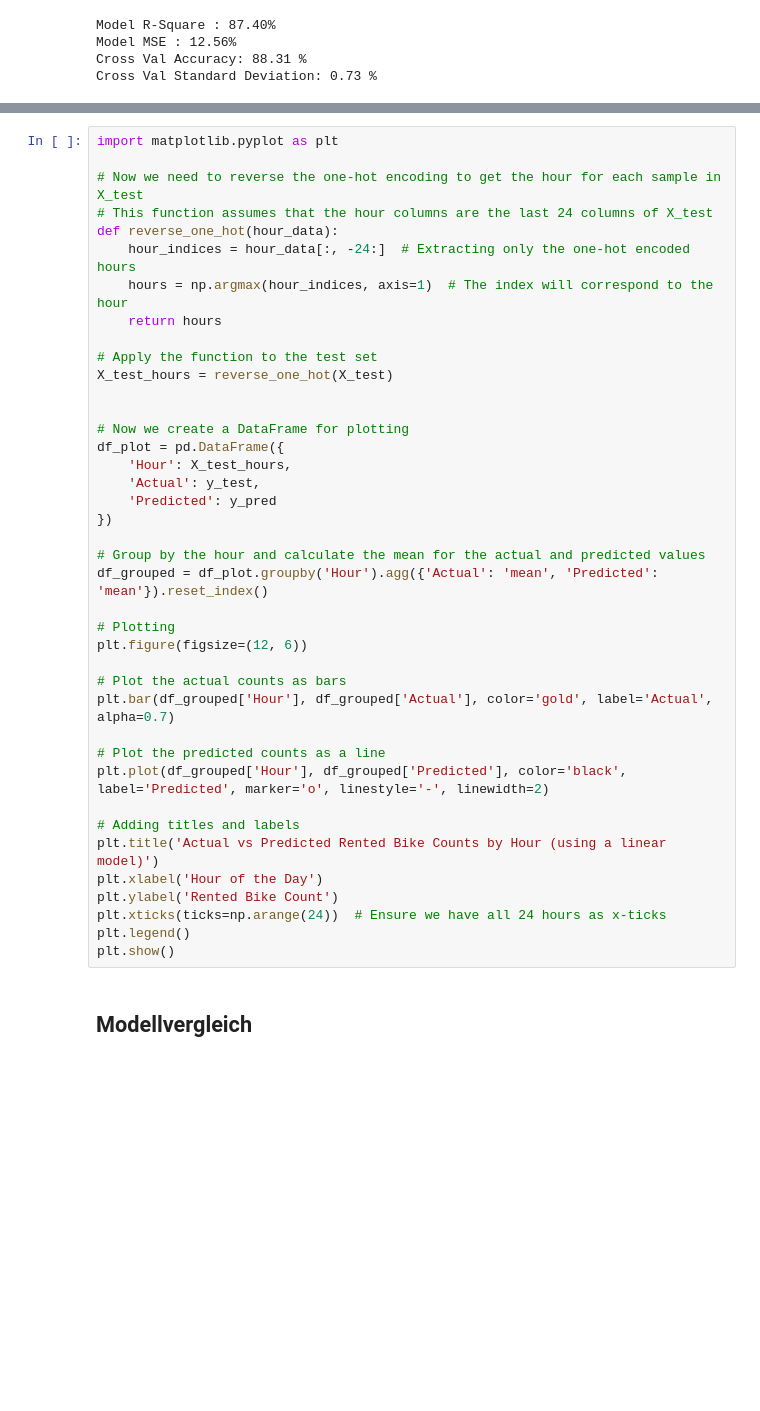
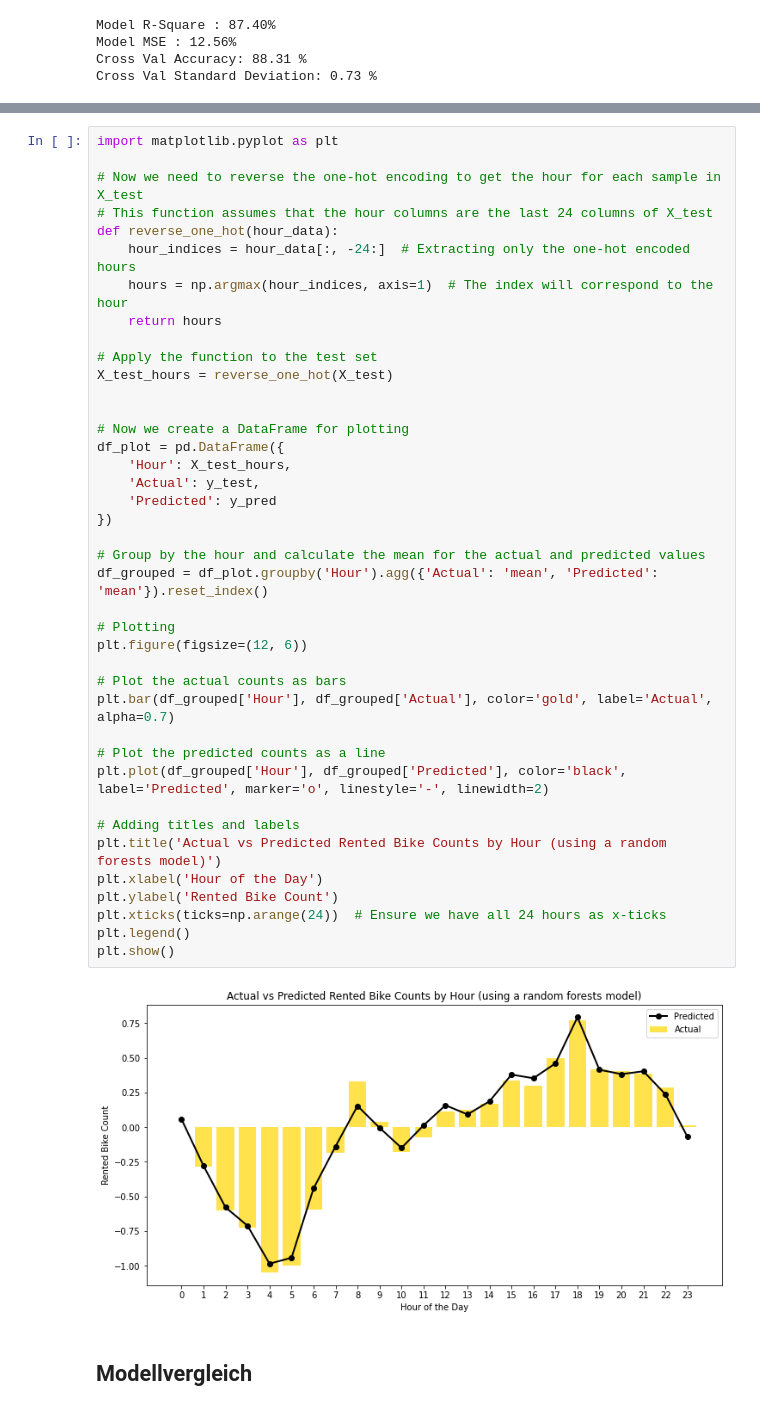
Before and after one commit to LarsFluri/2023-12-04_digitalisation-in-controlling, a Jupyter notebook: Code/1_forecasting/bike_demand.ipynb, the cells around one changed output, grey strips where cells are left out. Cells and saved outputs as stored; diff of their text form; blank space fills up the shorter version.

```diff
--- a/Code/1_forecasting/bike_demand.ipynb
+++ b/Code/1_forecasting/bike_demand.ipynb
@@ -462,34 +483,36 @@ def reverse_one_hot(hour_data):
 
 # Apply the function to the test set
 X_test_hours = reverse_one_hot(X_test)
 
 
 # Now we create a DataFrame for plotting
 df_plot = pd.DataFrame({
     'Hour': X_test_hours,
     'Actual': y_test,
     'Predicted': y_pred
 })
 
 # Group by the hour and calculate the mean for the actual and predicted values
 df_grouped = df_plot.groupby('Hour').agg({'Actual': 'mean', 'Predicted': 'mean'}).reset_index()
 
 # Plotting
 plt.figure(figsize=(12, 6))
 
 # Plot the actual counts as bars
 plt.bar(df_grouped['Hour'], df_grouped['Actual'], color='gold', label='Actual', alpha=0.7)
 
 # Plot the predicted counts as a line
 plt.plot(df_grouped['Hour'], df_grouped['Predicted'], color='black', label='Predicted', marker='o', linestyle='-', linewidth=2)
 
 # Adding titles and labels
-plt.title('Actual vs Predicted Rented Bike Counts by Hour (using a linear model)')
+plt.title('Actual vs Predicted Rented Bike Counts by Hour (using a random forests model)')
 plt.xlabel('Hour of the Day')
 plt.ylabel('Rented Bike Count')
 plt.xticks(ticks=np.arange(24))  # Ensure we have all 24 hours as x-ticks
 plt.legend()
 plt.show()
+# %% [output]
+[figure, added]
 # %% [markdown]
 ## Modellvergleich
 # %%
```
Also changed, not shown: parts of 14 cells of this notebook, 9 other files.
